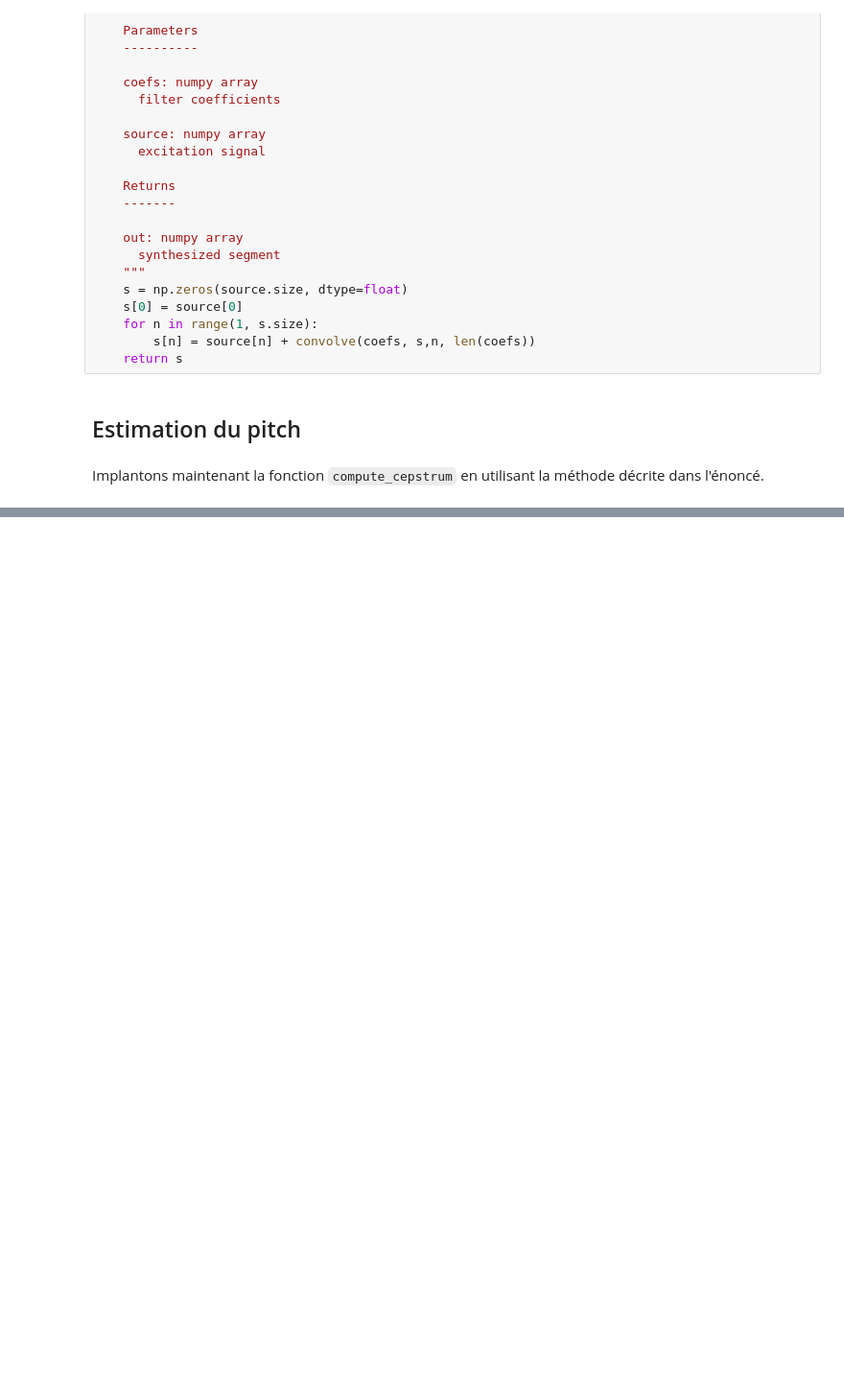
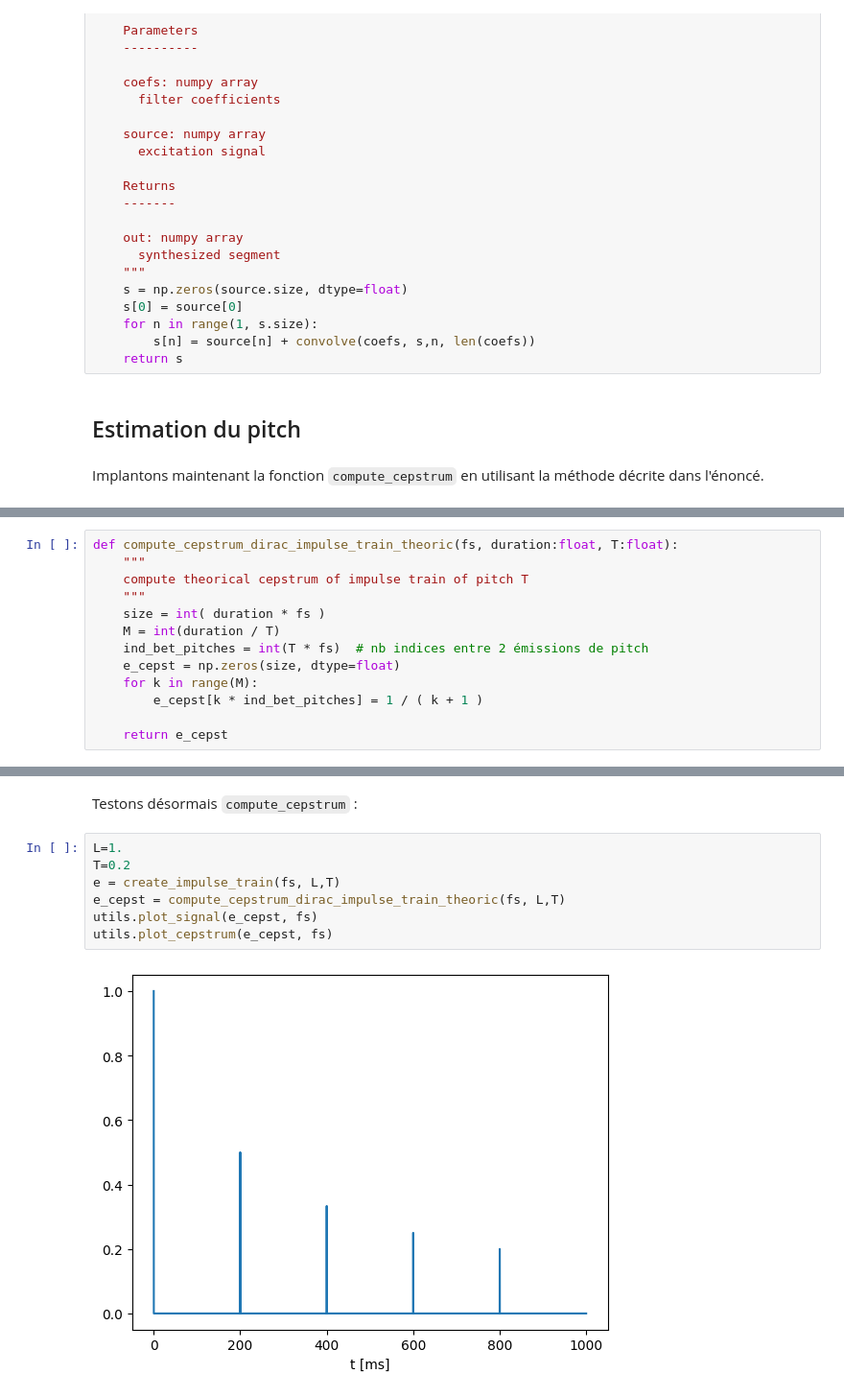
Before and after one commit to SushiOfDestiny/TDS-projet-signaux-parole, a Jupyter notebook: lpc.ipynb, the cells around one changed output, grey strips where cells are left out. Shown at 96% size. Saved outputs shown, nothing was run; the diff lists cells and outputs as text; blank space fills up the shorter version.

```diff
--- a/lpc.ipynb
+++ b/lpc.ipynb
@@ -325,0 +411,13 @@ def compute_cepstrum(x):
+# %%
+def compute_cepstrum_dirac_impulse_train_theoric(fs, duration:float, T:float):
+    """
+    compute theorical cepstrum of impulse train of pitch T
+    """
+    size = int( duration * fs )
+    M = int(duration / T)
+    ind_bet_pitches = int(T * fs)  # nb indices entre 2 émissions de pitch
+    e_cepst = np.zeros(size, dtype=float)
+    for k in range(M):
+        e_cepst[k * ind_bet_pitches] = 1 / ( k + 1 )
+
+    return e_cepst
@@ -325,0 +431,11 @@ def compute_cepstrum(x):
+# %% [markdown]
+Testons désormais `compute_cepstrum` :
+# %%
+L=1.
+T=0.2
+e = create_impulse_train(fs, L,T)
+e_cepst = compute_cepstrum_dirac_impulse_train_theoric(fs, L,T)
+utils.plot_signal(e_cepst, fs)
+utils.plot_cepstrum(e_cepst, fs)
+# %% [output]
+[figure, added]
```
Also changed, not shown: parts of 14 cells of this notebook.
